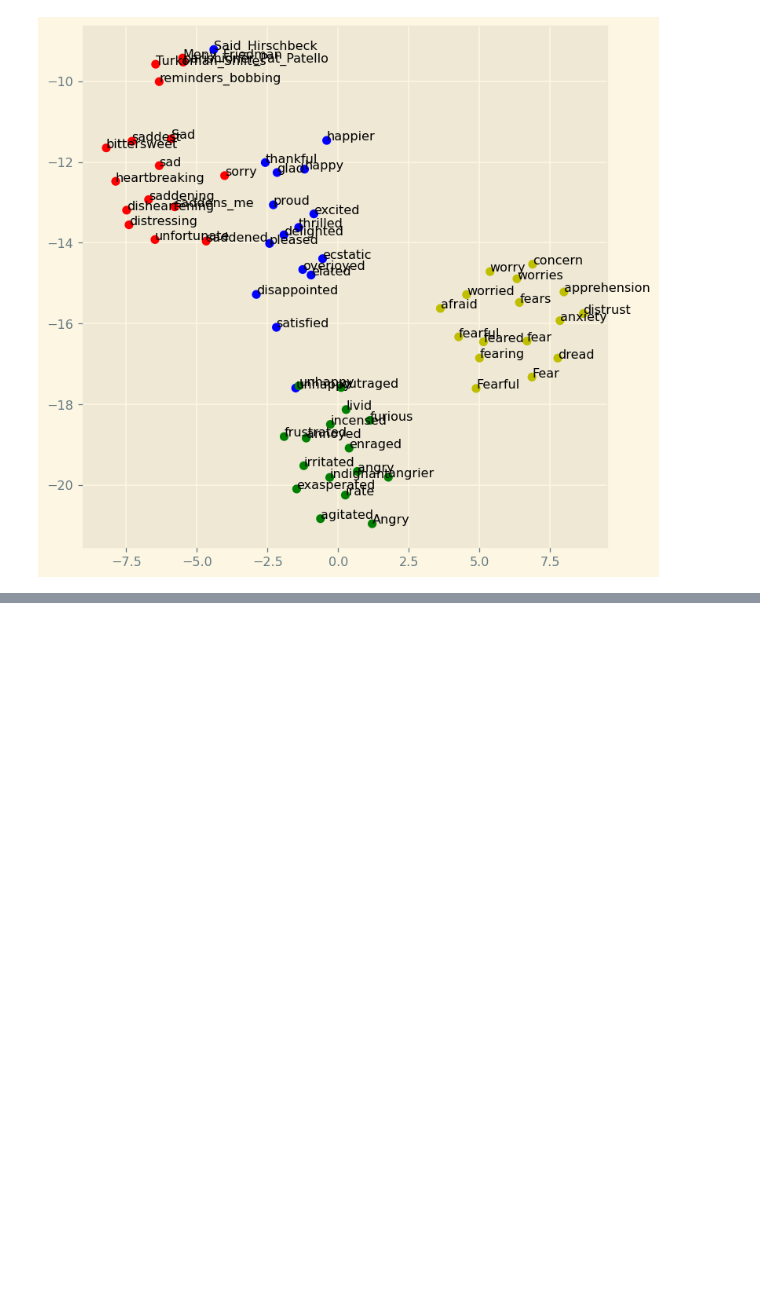
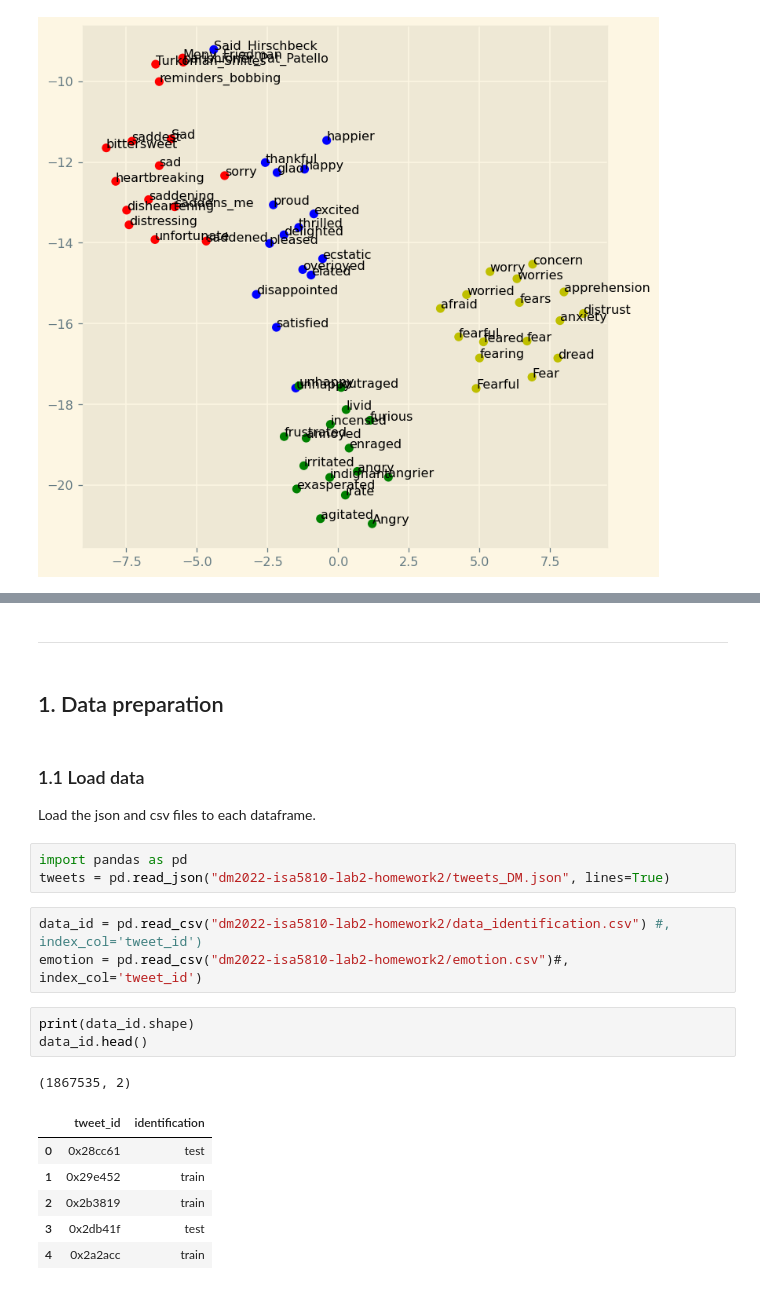
Before and after one commit to a428327tw/DM2022-Lab2-Homework, a Jupyter notebook: DM2022-Lab2-Homework.ipynb, the cells around one changed output, grey strips where cells are left out. Saved outputs shown, nothing was run; the diff lists cells and outputs as text; blank space fills up the shorter version.

```diff
--- a/DM2022-Lab2-Homework.ipynb
+++ b/DM2022-Lab2-Homework.ipynb
@@ -957,0 +967,24 @@ plt.show()
+# %% [markdown]
+---
+# %% [markdown]
+## 1. Data preparation
+# %% [markdown]
+### 1.1 Load data
+Load the json and csv files to each dataframe.
+# %%
+import pandas as pd
+tweets = pd.read_json("dm2022-isa5810-lab2-homework2/tweets_DM.json", lines=True)
+# %%
+data_id = pd.read_csv("dm2022-isa5810-lab2-homework2/data_identification.csv") #, index_col='tweet_id')
+emotion = pd.read_csv("dm2022-isa5810-lab2-homework2/emotion.csv")#, index_col='tweet_id')
+# %%
+print(data_id.shape)
+data_id.head()
+# %% [output]
+(1867535, 2)
+|  | tweet_id | identification |
+| 0 | 0x28cc61 | test |
+| 1 | 0x29e452 | train |
+| 2 | 0x2b3819 | train |
+| 3 | 0x2db41f | test |
+| 4 | 0x2a2acc | train |
```
Also changed, not shown: parts of 42 cells of this notebook.
